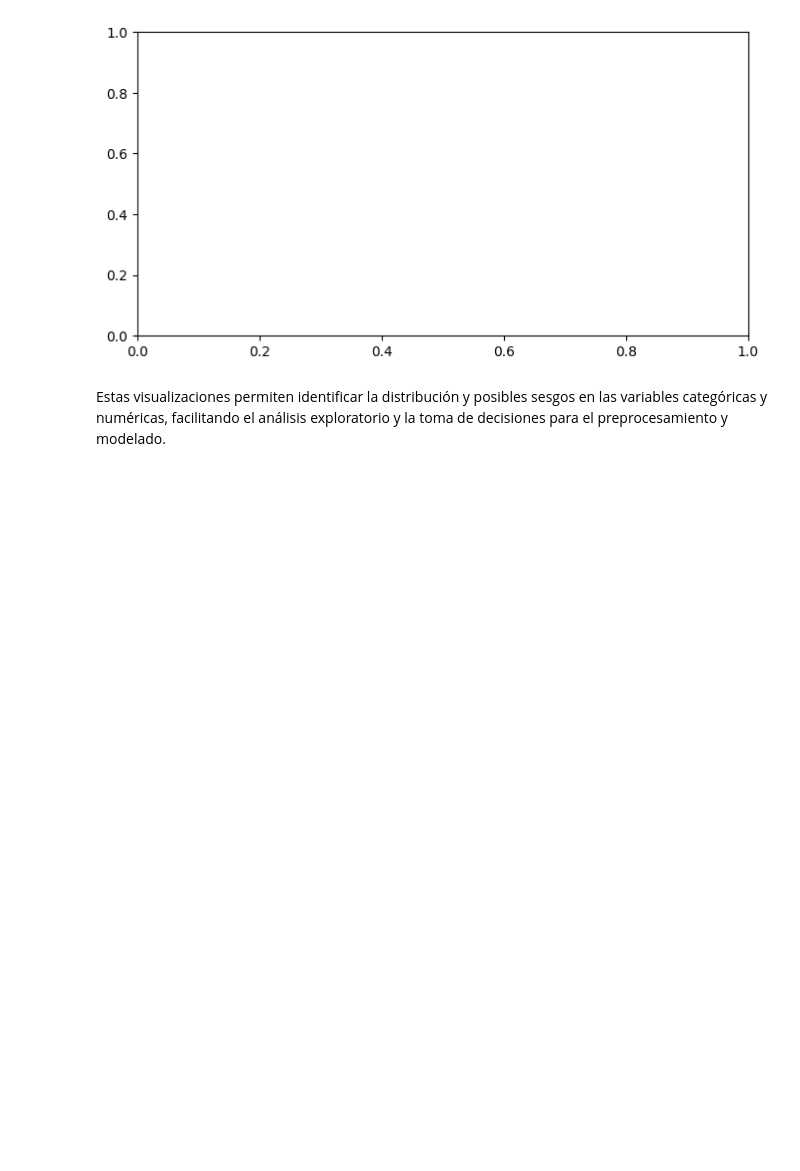
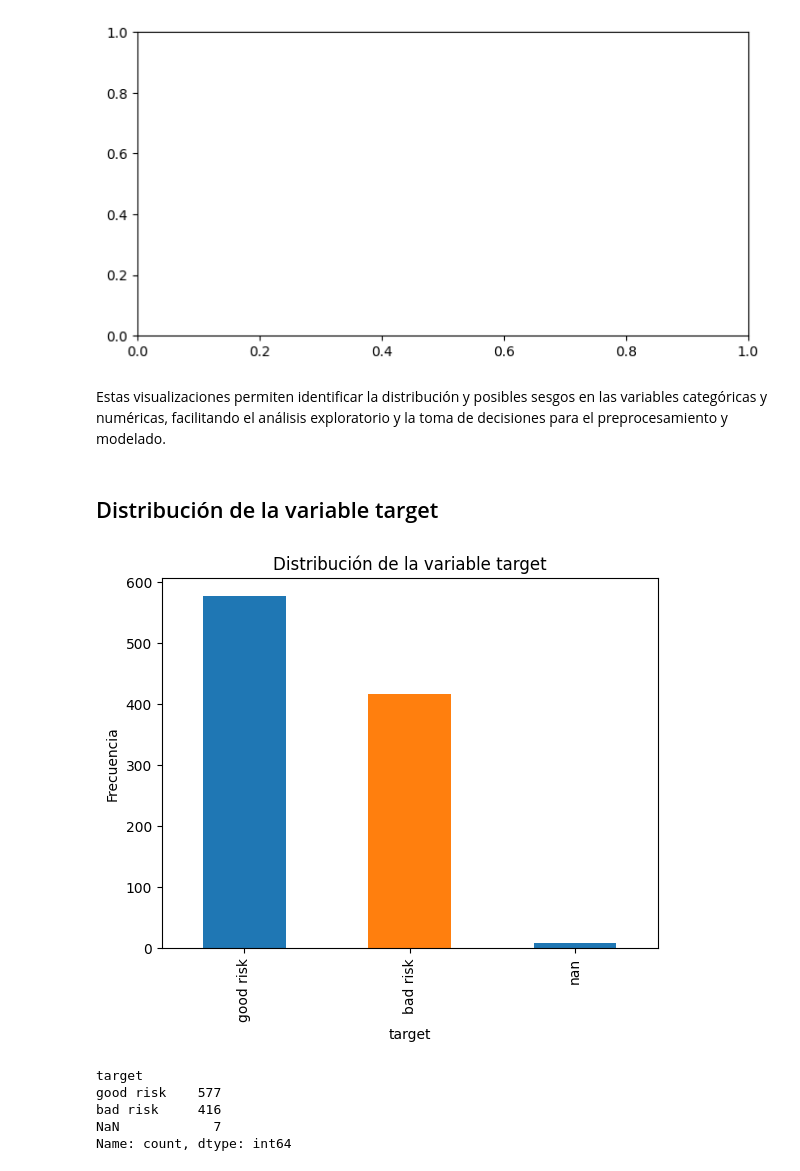
Before and after one commit to francogiof/Credit-Risk, a Jupyter notebook: scripts/EDA.ipynb, the cells around one changed output. Saved outputs shown, nothing was run; the diff lists cells and outputs as text; code cells hidden in the pictures; blank space fills up the shorter version.

Commit message:
targets generated

```diff
--- a/scripts/EDA.ipynb
+++ b/scripts/EDA.ipynb
@@ -176,3 +176,23 @@ OptionError: No such keys(s): 'mode.use_inf_as_null'
 [figure]
 # %% [markdown]
 Estas visualizaciones permiten identificar la distribución y posibles sesgos en las variables categóricas y numéricas, facilitando el análisis exploratorio y la toma de decisiones para el preprocesamiento y modelado.
+# %% [markdown]
+## Distribución de la variable target
+# %%
+# Gráfico de barras para la variable 'target'
+df_target = pd.read_csv('../data/credir_risk_reto_modified.csv')
+df_target['target'].value_counts(dropna=False).plot(kind='bar', color=['#1f77b4', '#ff7f0e'])
+plt.title('Distribución de la variable target')
+plt.xlabel('target')
+plt.ylabel('Frecuencia')
+plt.show()
+# %% [output]
+[figure, added]
+# %%
+df_target['target'].value_counts(dropna=False)
+# %% [output]
+target
+good risk    577
+bad risk     416
+NaN            7
+Name: count, dtype: int64
```
Also changed, not shown: parts of 4 cells of this notebook, 5 other files.
